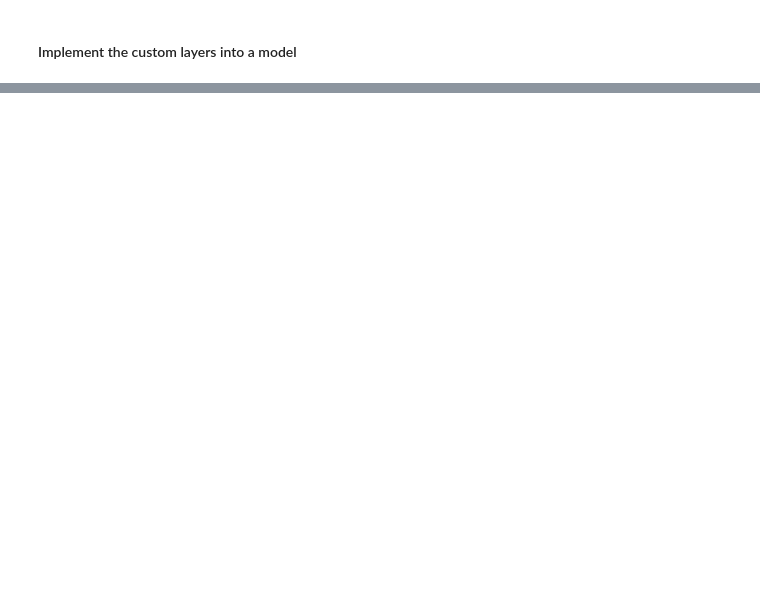
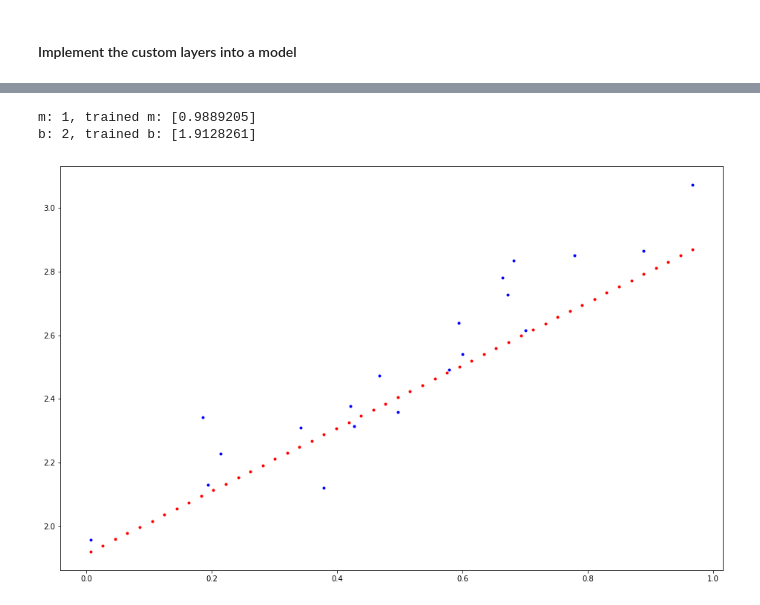
Before and after one commit to anilkunwar/coursera, a Jupyter notebook: ICL_Customizing_your_models_with_tf2/Model-subclassing-and-custom-training-loop.ipynb, the cells around one changed output, grey strips where cells are left out. Saved outputs shown, nothing was run; the diff lists cells and outputs as text; code cells hidden in the pictures; blank space fills up the shorter version.

```diff
--- a/ICL_Customizing_your_models_with_tf2/Model-subclassing-and-custom-training-loop.ipynb
+++ b/ICL_Customizing_your_models_with_tf2/Model-subclassing-and-custom-training-loop.ipynb
@@ -312,0 +376,12 @@ _________________________________________________________________
+# %%
+# Build a custom layer for the linear regression model
+class LinearLayer(Layer):
+    def __init__(self):
+        super(LinearLayer, self).__init__()
+        self.m = self.add_weight(shape=(1, ), initializer='random_normal')
+        self.b = self.add_weight(shape=(1, ), initializer='zeros')
+
+    def call(self, inputs):
+        return self.m * inputs + self.b
+
+linear_regression = LinearLayer()
@@ -312,0 +447,13 @@ _________________________________________________________________
+# %%
+print('m: {}, trained m: {}'.format(1, linear_regression.m.numpy()))
+print('b: {}, trained b: {}'.format(2, linear_regression.b.numpy()))
+# %% [output]
+m: 1, trained m: [0.9889205]
+b: 2, trained b: [1.9128261]
+# %%
+plt.plot(X_train, y_train, 'b.')
+X_linear_regression = np.linspace(min(X_train), max(X_train), 50)
+plt.plot(X_linear_regression, linear_regression.m * X_linear_regression + linear_regression.b, 'r.')
+plt.show()
+# %% [output]
+[figure, added]
```
Also changed, not shown: parts of 25 cells of this notebook.
